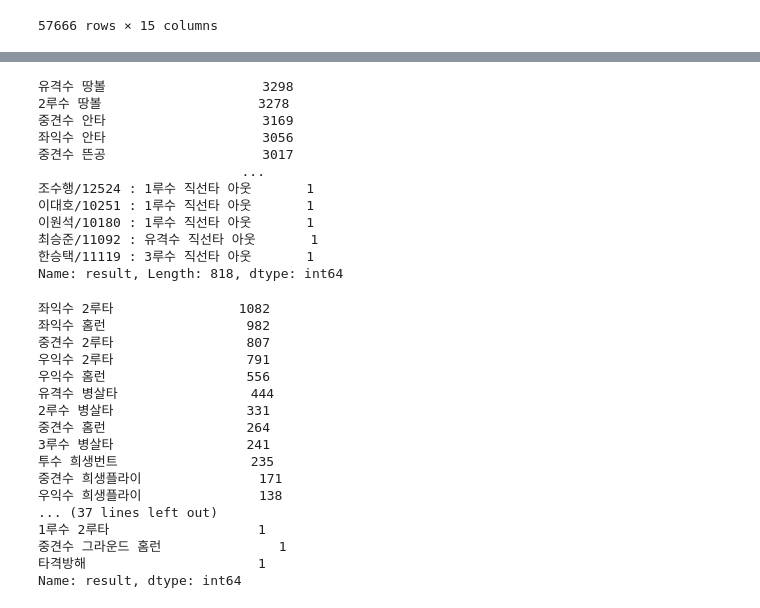
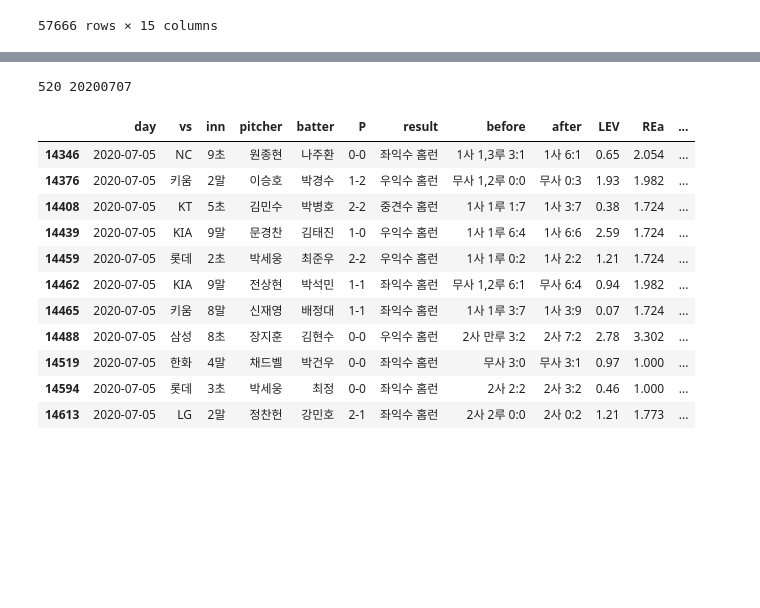
Before and after one commit to KimGriezmann/Bigcontest_2021, a Jupyter notebook: working_space_SeongGwan/데이터_병합_시도.ipynb, the cells around one changed output, grey strips where cells are left out. Saved outputs shown, nothing was run; the diff lists cells and outputs as text; code cells hidden in the pictures; blank space fills up the shorter version.

```diff
--- a/working_space_SeongGwan/데이터_병합_시도.ipynb
+++ b/working_space_SeongGwan/데이터_병합_시도.ipynb
@@ -158,15 +152,0 @@ Crawl_2018_new
-# %%
-Crawl_2018_new['result'].value_counts()
-# %% [output]
-유격수 땅볼                    3298
-2루수 땅볼                    3278
-중견수 안타                    3169
-좌익수 안타                    3056
-중견수 뜬공                    3017
-                          ...
-조수행/12524 : 1루수 직선타 아웃       1
-이대호/10251 : 1루수 직선타 아웃       1
-이원석/10180 : 1루수 직선타 아웃       1
-최승준/11092 : 유격수 직선타 아웃       1
-한승택/11119 : 3루수 직선타 아웃       1
-Name: result, Length: 818, dtype: int64
@@ -177,20 +153,23 @@ tmp = Crawl_2018_new[Crawl_2018_new['result_new'] == ""]
-# %%
-tmp['result'].value_counts()
-# %% [output]
-좌익수 2루타                1082
-좌익수 홈런                  982
-중견수 2루타                 807
-우익수 2루타                 791
-우익수 홈런                  556
-유격수 병살타                 444
-2루수 병살타                 331
-중견수 홈런                  264
-3루수 병살타                 241
-투수 희생번트                 235
-중견수 희생플라이               171
-우익수 희생플라이               138
-... (37 lines left out)
-1루수 2루타                   1
-중견수 그라운드 홈런               1
-타격방해                      1
-Name: result, dtype: int64
+# %%
+for i in range(513,1359):
+    if pd.Series(sorted(tmp1))[i] != pd.Series(sorted(tmp2))[i]:
+        print(i, pd.Series(sorted(tmp1))[i])
+        break
+# %% [output]
+520 20200707
+# %%
+tmp = Crawl_2020_new[Crawl_2020_new['result'].str.contains('홈런')]
+tmp[tmp['DATE'] == 20200705]
+# %% [output]
+|  | day | vs | inn | pitcher | batter | P | result | before | after | LEV | REa | ... |
+| 14346 | 2020-07-05 | NC | 9초 | 원종현 | 나주환 | 0-0 | 좌익수 홈런 | 1사 1,3루 3:1 | 1사 6:1 | 0.65 | 2.054 | ... |
+| 14376 | 2020-07-05 | 키움 | 2말 | 이승호 | 박경수 | 1-2 | 우익수 홈런 | 무사 1,2루 0:0 | 무사 0:3 | 1.93 | 1.982 | ... |
+| 14408 | 2020-07-05 | KT | 5초 | 김민수 | 박병호 | 2-2 | 중견수 홈런 | 1사 1루 1:7 | 1사 3:7 | 0.38 | 1.724 | ... |
+| 14439 | 2020-07-05 | KIA | 9말 | 문경찬 | 김태진 | 1-0 | 우익수 홈런 | 1사 1루 6:4 | 1사 6:6 | 2.59 | 1.724 | ... |
+| 14459 | 2020-07-05 | 롯데 | 2초 | 박세웅 | 최준우 | 2-2 | 우익수 홈런 | 1사 1루 0:2 | 1사 2:2 | 1.21 | 1.724 | ... |
+| 14462 | 2020-07-05 | KIA | 9말 | 전상현 | 박석민 | 1-1 | 좌익수 홈런 | 무사 1,2루 6:1 | 무사 6:4 | 0.94 | 1.982 | ... |
+| 14465 | 2020-07-05 | 키움 | 8말 | 신재영 | 배정대 | 1-1 | 좌익수 홈런 | 1사 1루 3:7 | 1사 3:9 | 0.07 | 1.724 | ... |
+| 14488 | 2020-07-05 | 삼성 | 8초 | 장지훈 | 김현수 | 0-0 | 우익수 홈런 | 2사 만루 3:2 | 2사 7:2 | 2.78 | 3.302 | ... |
+| 14519 | 2020-07-05 | 한화 | 4말 | 채드벨 | 박건우 | 0-0 | 좌익수 홈런 | 무사 3:0 | 무사 3:1 | 0.97 | 1.000 | ... |
+| 14594 | 2020-07-05 | 롯데 | 3초 | 박세웅 | 최정 | 0-0 | 좌익수 홈런 | 2사 2:2 | 2사 3:2 | 0.46 | 1.000 | ... |
+| 14613 | 2020-07-05 | LG | 2말 | 정찬헌 | 강민호 | 2-1 | 좌익수 홈런 | 2사 2루 0:0 | 2사 0:2 | 1.21 | 1.773 | ... |
```
Also changed, not shown: parts of 24 cells of this notebook.
